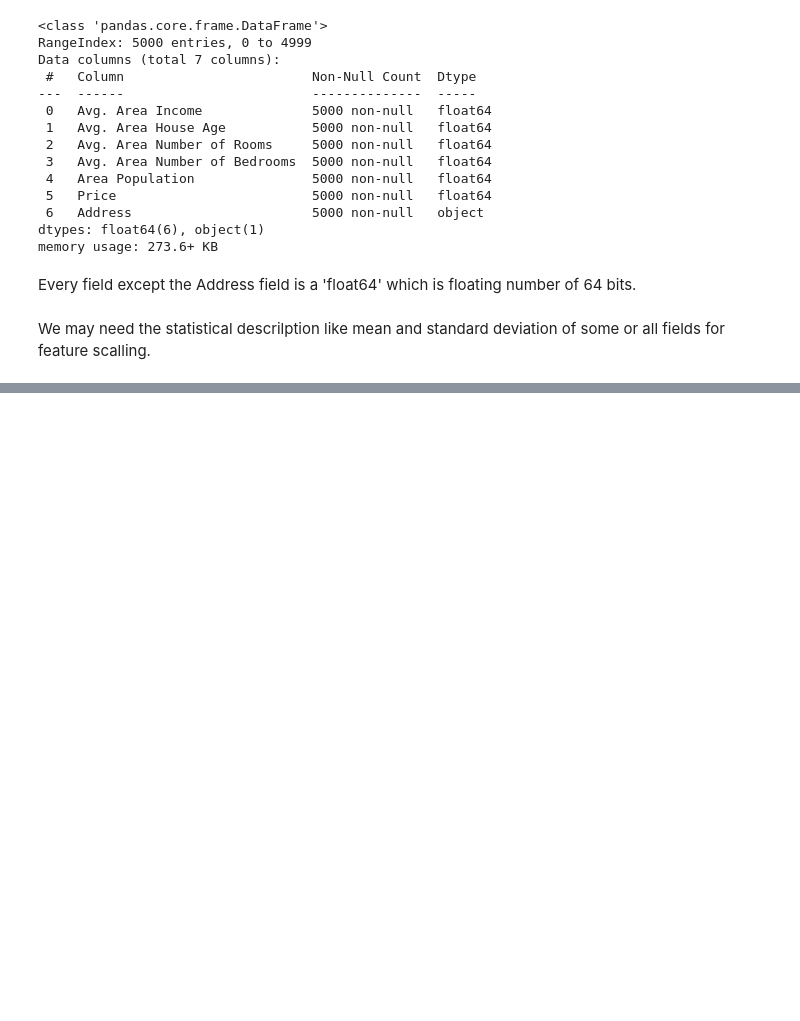
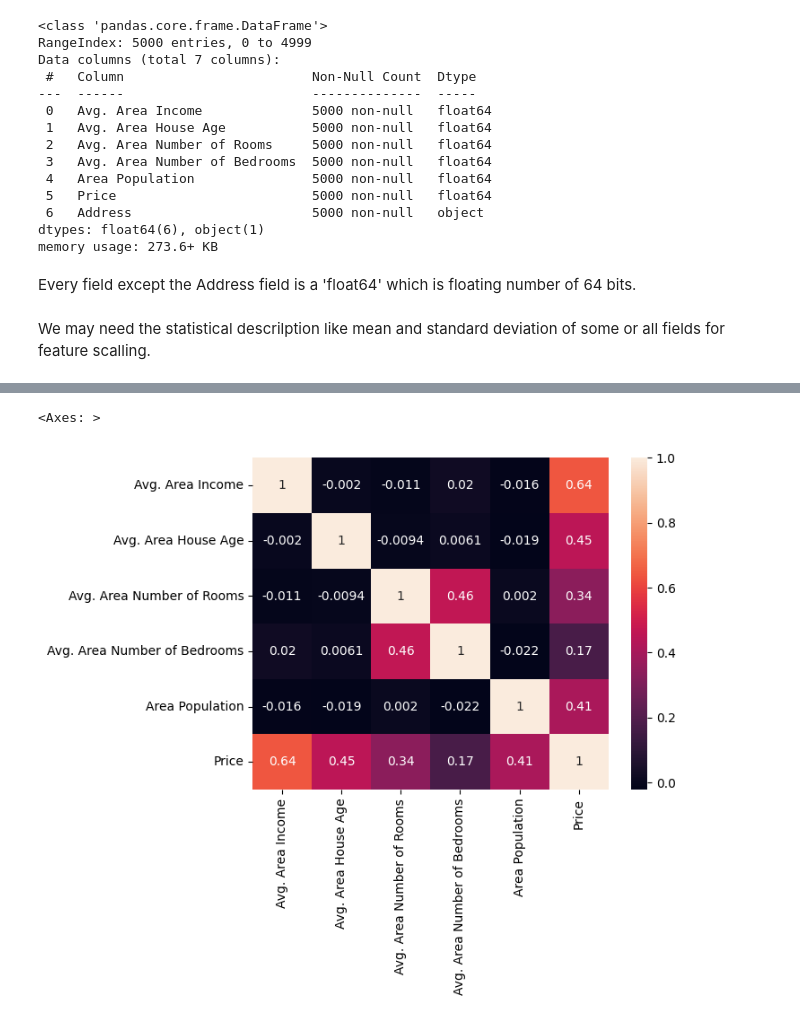
Before and after one commit to stuphy13/ReelEstate, a Jupyter notebook: ReelEstate.ipynb, the cells around one changed output, grey strips where cells are left out. Drawn from its saved outputs; the diff is of its cells as text; code cells hidden in the pictures; blank space fills up the shorter version.

Commit message:
Data visualization added and Correlation is checked

```diff
--- a/ReelEstate.ipynb
+++ b/ReelEstate.ipynb
@@ -76,0 +81,4 @@ df.describe()
+# %%
+#dropping the address variabel since will won't need it
+df = df.drop('Address', axis=1)
+df.head()
@@ -76,0 +103,6 @@ df.describe()
+# %%
+#lets visualize this using seaborn.
+sns.heatmap(df.corr(), annot=True)
+# %% [output]
+<Axes: >
+[figure, added]
```
Also changed, not shown: parts of 16 cells of this notebook.
